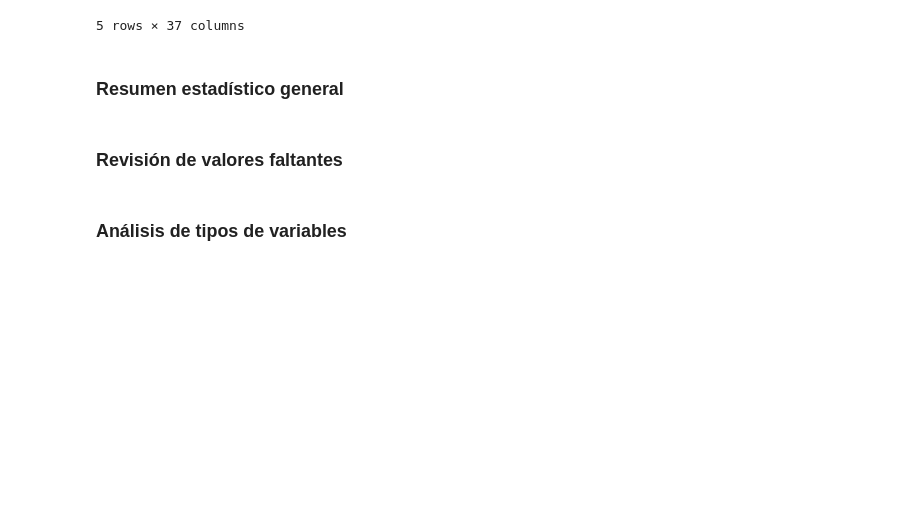
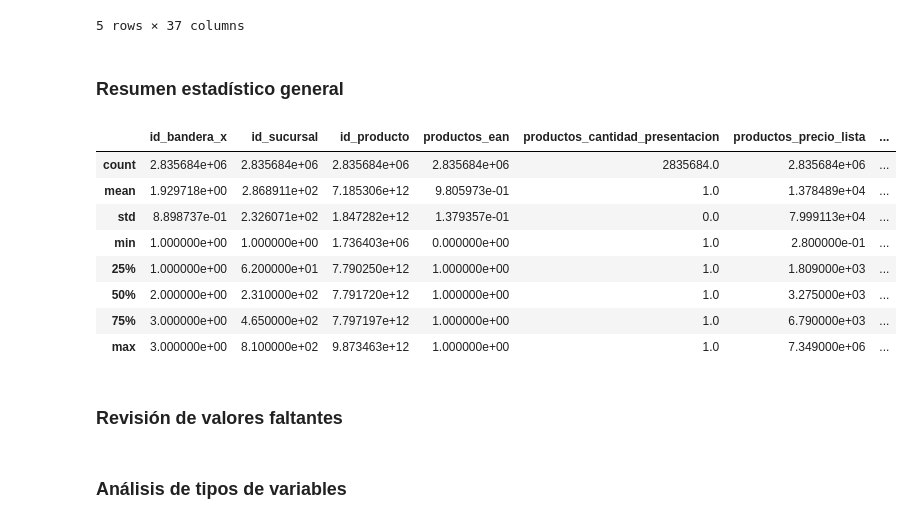
Before and after one commit to gurysilvera/Analisis_de_datos, a Jupyter notebook: tp1.ipynb, the cells around one changed output. Saved outputs shown, nothing was run; the diff lists cells and outputs as text; code cells hidden in the pictures; blank space fills up the shorter version.

```diff
--- a/tp1.ipynb
+++ b/tp1.ipynb
@@ -199,6 +227,18 @@ datos.head()
 5 rows × 37 columns
 # %% [markdown]
 ### Resumen estadístico general
+# %%
+datos.describe()
+# %% [output]
+|  | id_bandera_x | id_sucursal | id_producto | productos_ean | productos_cantidad_presentacion | productos_precio_lista | ... |
+| count | 2.835684e+06 | 2.835684e+06 | 2.835684e+06 | 2.835684e+06 | 2835684.0 | 2.835684e+06 | ... |
+| mean | 1.929718e+00 | 2.868911e+02 | 7.185306e+12 | 9.805973e-01 | 1.0 | 1.378489e+04 | ... |
+| std | 8.898737e-01 | 2.326071e+02 | 1.847282e+12 | 1.379357e-01 | 0.0 | 7.999113e+04 | ... |
+| min | 1.000000e+00 | 1.000000e+00 | 1.736403e+06 | 0.000000e+00 | 1.0 | 2.800000e-01 | ... |
+| 25% | 1.000000e+00 | 6.200000e+01 | 7.790250e+12 | 1.000000e+00 | 1.0 | 1.809000e+03 | ... |
+| 50% | 2.000000e+00 | 2.310000e+02 | 7.791720e+12 | 1.000000e+00 | 1.0 | 3.275000e+03 | ... |
+| 75% | 3.000000e+00 | 4.650000e+02 | 7.797197e+12 | 1.000000e+00 | 1.0 | 6.790000e+03 | ... |
+| max | 3.000000e+00 | 8.100000e+02 | 9.873463e+12 | 1.000000e+00 | 1.0 | 7.349000e+06 | ... |
 # %% [markdown]
 ### Revisión de valores faltantes
 # %% [markdown]
```
Also changed, not shown: parts of 12 cells of this notebook.
